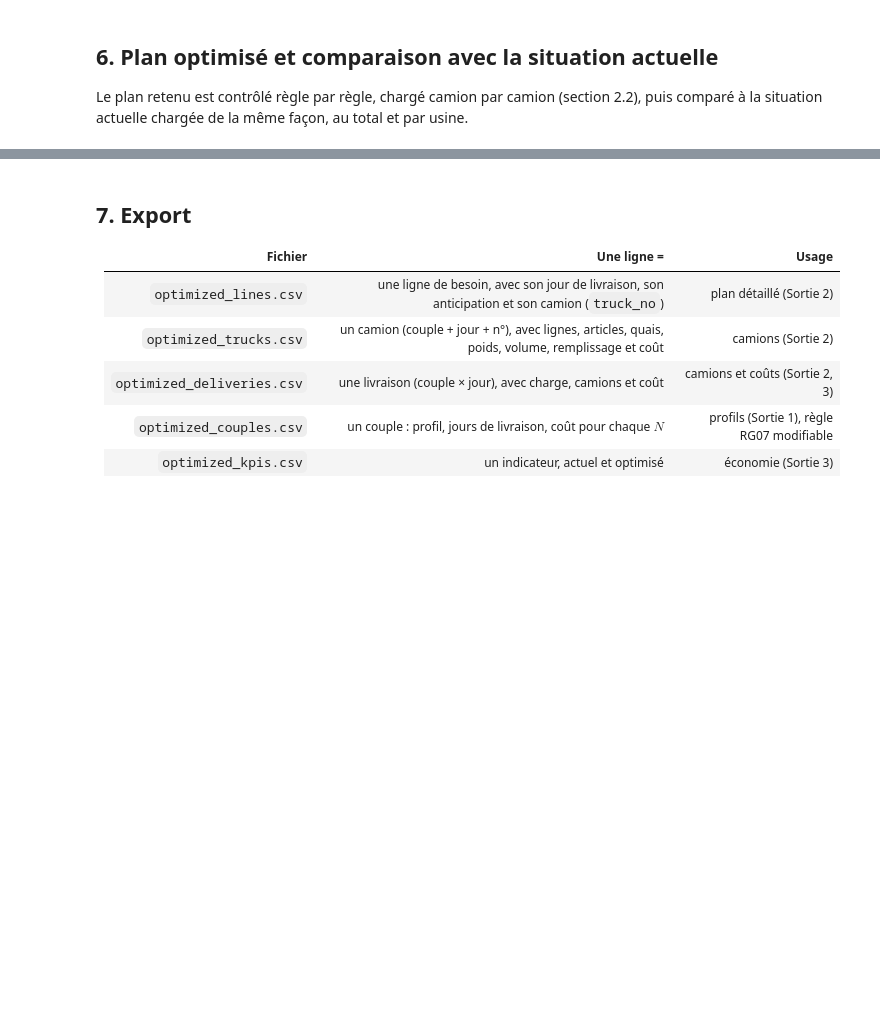
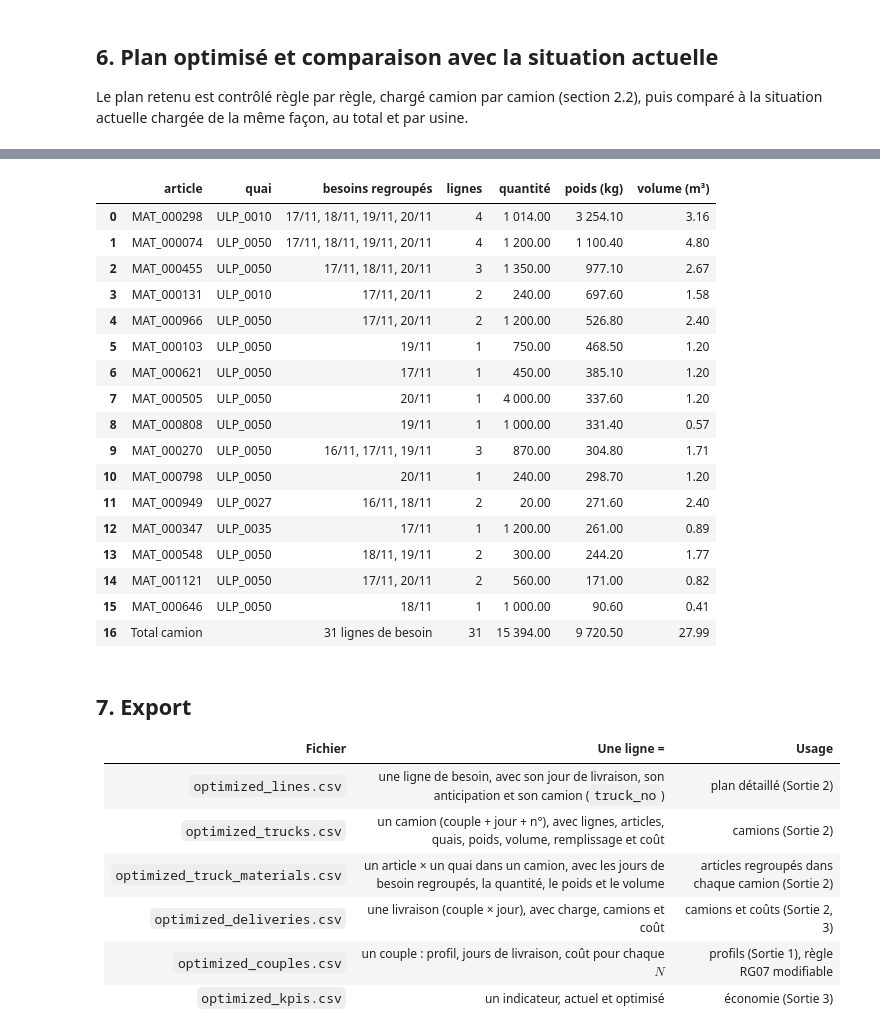
Before and after one commit to exauceh/delivery_schedule_optimization, a Jupyter notebook: milestone3/milestone3.ipynb, the cells around one changed output, grey strips where cells are left out. Drawn from its saved outputs; the diff is of its cells as text; code cells hidden in the pictures; blank space fills up the shorter version.

Commit message:
add besoins par camion

```diff
--- a/milestone3/milestone3.ipynb
+++ b/milestone3/milestone3.ipynb
@@ -496,0 +504,50 @@ Anticipation des lignes (jours -> lignes) : {0: 873, 1: 347, 2: 403, 3: 490, 4:
+# %%
+def truck_materials(plan: pd.DataFrame) -> pd.DataFrame:
+    """Output 2: one row per truck x material x unloading point, with the days of need it groups."""
+    keys = [*cfg.couple_key, "delivery_date", "truck_no", "material", "unloading_point"]
+    content = (
+        plan.groupby(keys)
+        .agg(need_days=("date", lambda days: ", ".join(f"{d:%d/%m}" for d in sorted(set(days)))),
+             lines=("line_id", "size"), quantity=("schedule_quantity", "sum"),
+             weight=("weight", "sum"), volume=("volume", "sum"))
+        .reset_index()
+    )
+    order = [*cfg.couple_key, "delivery_date", "truck_no", "weight"]
+    return content.sort_values(order, ascending=[True] * (len(order) - 1) + [False], ignore_index=True)
+
+
+truck_content = truck_materials(plan)
+assert np.isclose(truck_content["weight"].sum(), needs["weight"].sum()), "Output 2: weight lost"
+assert truck_content["lines"].sum() == len(needs), "Output 2: a line is missing"
+
+# Example of the presentation: the heaviest truck of SUP_00085 x PLT_004 in the week of 16/11/2026
+EXAMPLE_COUPLE, EXAMPLE_WEEK = ("SUP_00085", "PLT_004"), pd.Timestamp("2026-11-16")
+week_trucks = trucks[(trucks["supplier_id"] == EXAMPLE_COUPLE[0]) & (trucks["plant"] == EXAMPLE_COUPLE[1])
+                     & trucks["delivery_date"].between(EXAMPLE_WEEK, EXAMPLE_WEEK + pd.Timedelta(days=4))]
+assert not week_trucks.empty, "the example couple has no truck in the example week"
+truck = week_trucks.loc[week_trucks["weight"].idxmax()]
+
+
+def is_example_truck(frame: pd.DataFrame) -> pd.Series:
+    """Rows of a frame that belong to the example truck."""
+    return ((frame["supplier_id"] == truck["supplier_id"]) & (frame["plant"] == truck["plant"])
+            & (frame["delivery_date"] == truck["delivery_date"]) & (frame["truck_no"] == truck["truck_no"]))
+
+
+in_truck = plan[is_example_truck(plan)]
+example = truck_content[is_example_truck(truck_content)]
+
+logger.info("Output 2 example: %s x %s, truck %d of %s | %d materials, %d lines | %.1f t (%.1f %%), %.1f m3 (%.1f %%) "
+            "| %.0f EUR | replaces %d current deliveries", truck["supplier_id"], truck["plant"], truck["truck_no"],
+            truck["delivery_date"].date(), len(example), len(in_truck), truck["weight"] / 1000,
+            100 * truck["fill_weight"], truck["volume"], 100 * truck["fill_volume"], truck["cost"],
+            in_truck["date"].nunique())
+shown = example[["material", "unloading_point", "need_days", "lines", "quantity", "weight", "volume"]].rename(columns={
+    "material": "article", "unloading_point": "quai", "need_days": "besoins regroupés", "lines": "lignes",
+    "quantity": "quantité", "weight": "poids (kg)", "volume": "volume (m³)",
+})
+total = pd.DataFrame([{"article": "Total camion", "quai": "", "besoins regroupés": f"{len(in_truck)} lignes de besoin",
+                       "lignes": shown["lignes"].sum(), "quantité": shown["quantité"].sum(),
+                       "poids (kg)": shown["poids (kg)"].sum(), "volume (m³)": shown["volume (m³)"].sum()}])
+pd.concat([shown, total], ignore_index=True)
+# %% [output]
@@ -497,3 +555,21 @@ Anticipation des lignes (jours -> lignes) : {0: 873, 1: 347, 2: 403, 3: 490, 4:
+|  | article | quai | besoins regroupés | lignes | quantité | poids (kg) | volume (m³) |
+| 0 | MAT_000298 | ULP_0010 | 17/11, 18/11, 19/11, 20/11 | 4 | 1 014.00 | 3 254.10 | 3.16 |
+| 1 | MAT_000074 | ULP_0050 | 17/11, 18/11, 19/11, 20/11 | 4 | 1 200.00 | 1 100.40 | 4.80 |
+| 2 | MAT_000455 | ULP_0050 | 17/11, 18/11, 20/11 | 3 | 1 350.00 | 977.10 | 2.67 |
+| 3 | MAT_000131 | ULP_0010 | 17/11, 20/11 | 2 | 240.00 | 697.60 | 1.58 |
+| 4 | MAT_000966 | ULP_0050 | 17/11, 20/11 | 2 | 1 200.00 | 526.80 | 2.40 |
+| 5 | MAT_000103 | ULP_0050 | 19/11 | 1 | 750.00 | 468.50 | 1.20 |
+| 6 | MAT_000621 | ULP_0050 | 17/11 | 1 | 450.00 | 385.10 | 1.20 |
+| 7 | MAT_000505 | ULP_0050 | 20/11 | 1 | 4 000.00 | 337.60 | 1.20 |
+| 8 | MAT_000808 | ULP_0050 | 19/11 | 1 | 1 000.00 | 331.40 | 0.57 |
+| 9 | MAT_000270 | ULP_0050 | 16/11, 17/11, 19/11 | 3 | 870.00 | 304.80 | 1.71 |
+| 10 | MAT_000798 | ULP_0050 | 20/11 | 1 | 240.00 | 298.70 | 1.20 |
+| 11 | MAT_000949 | ULP_0027 | 16/11, 18/11 | 2 | 20.00 | 271.60 | 2.40 |
+| 12 | MAT_000347 | ULP_0035 | 17/11 | 1 | 1 200.00 | 261.00 | 0.89 |
+| 13 | MAT_000548 | ULP_0050 | 18/11, 19/11 | 2 | 300.00 | 244.20 | 1.77 |
+| 14 | MAT_001121 | ULP_0050 | 17/11, 20/11 | 2 | 560.00 | 171.00 | 0.82 |
+| 15 | MAT_000646 | ULP_0050 | 18/11 | 1 | 1 000.00 | 90.60 | 0.41 |
+| 16 | Total camion |  | 31 lignes de besoin | 31 | 15 394.00 | 9 720.50 | 27.99 |
 # %% [markdown]
 ## 7. Export
 
@@ -501,6 +577,7 @@ Anticipation des lignes (jours -> lignes) : {0: 873, 1: 347, 2: 403, 3: 490, 4:
 | :--- | :--- | :--- |
 | `optimized_lines.csv` | une ligne de besoin, avec son jour de livraison, son anticipation et son camion (`truck_no`) | plan détaillé (Sortie 2) |
 | `optimized_trucks.csv` | un camion (couple + jour + n°), avec lignes, articles, quais, poids, volume, remplissage et coût | camions (Sortie 2) |
+| `optimized_truck_materials.csv` | un article × un quai dans un camion, avec les jours de besoin regroupés, la quantité, le poids et le volume | articles regroupés dans chaque camion (Sortie 2) |
 | `optimized_deliveries.csv` | une livraison (couple × jour), avec charge, camions et coût | camions et coûts (Sortie 2, 3) |
 | `optimized_couples.csv` | un couple : profil, jours de livraison, coût pour chaque $N$ | profils (Sortie 1), règle RG07 modifiable |
 | `optimized_kpis.csv` | un indicateur, actuel et optimisé | économie (Sortie 3) |
```
Also changed, not shown: parts of 11 cells of this notebook, 7 other files.
